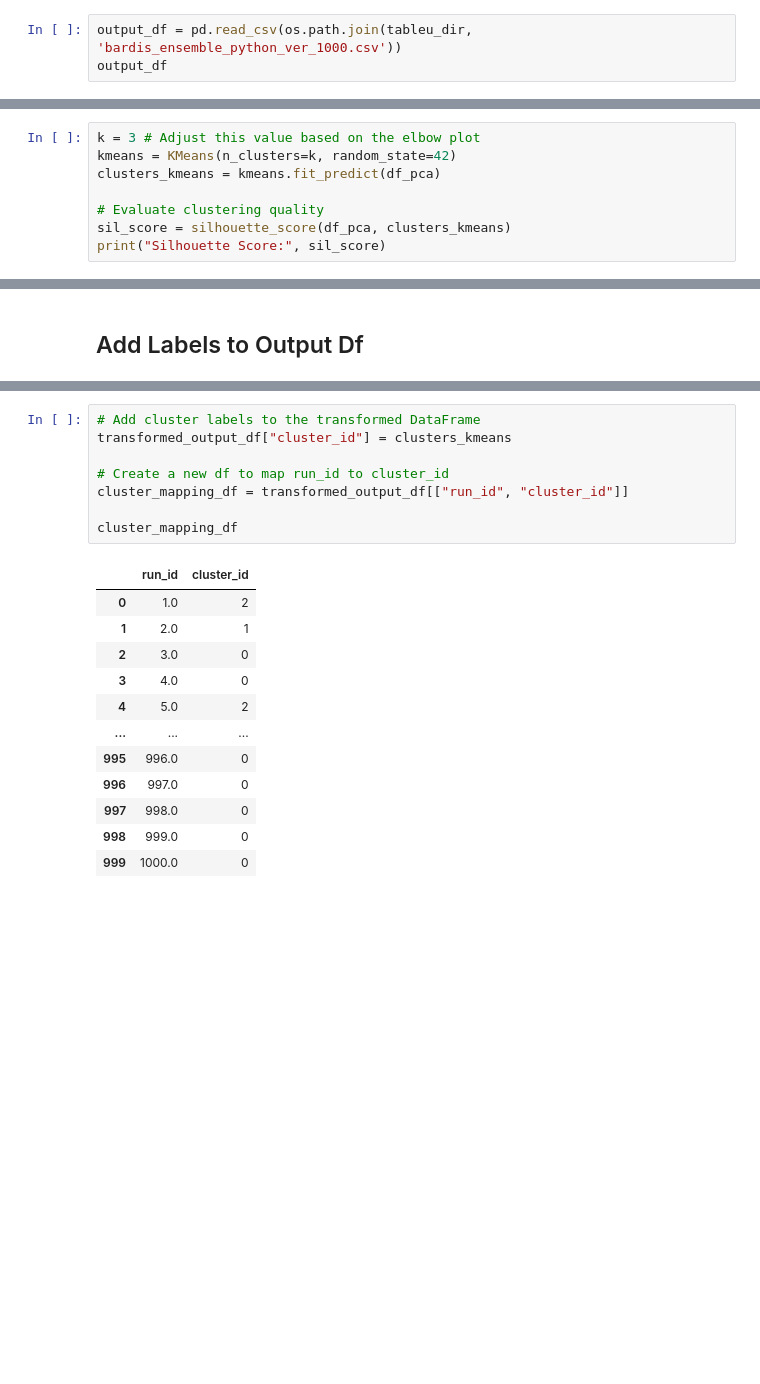
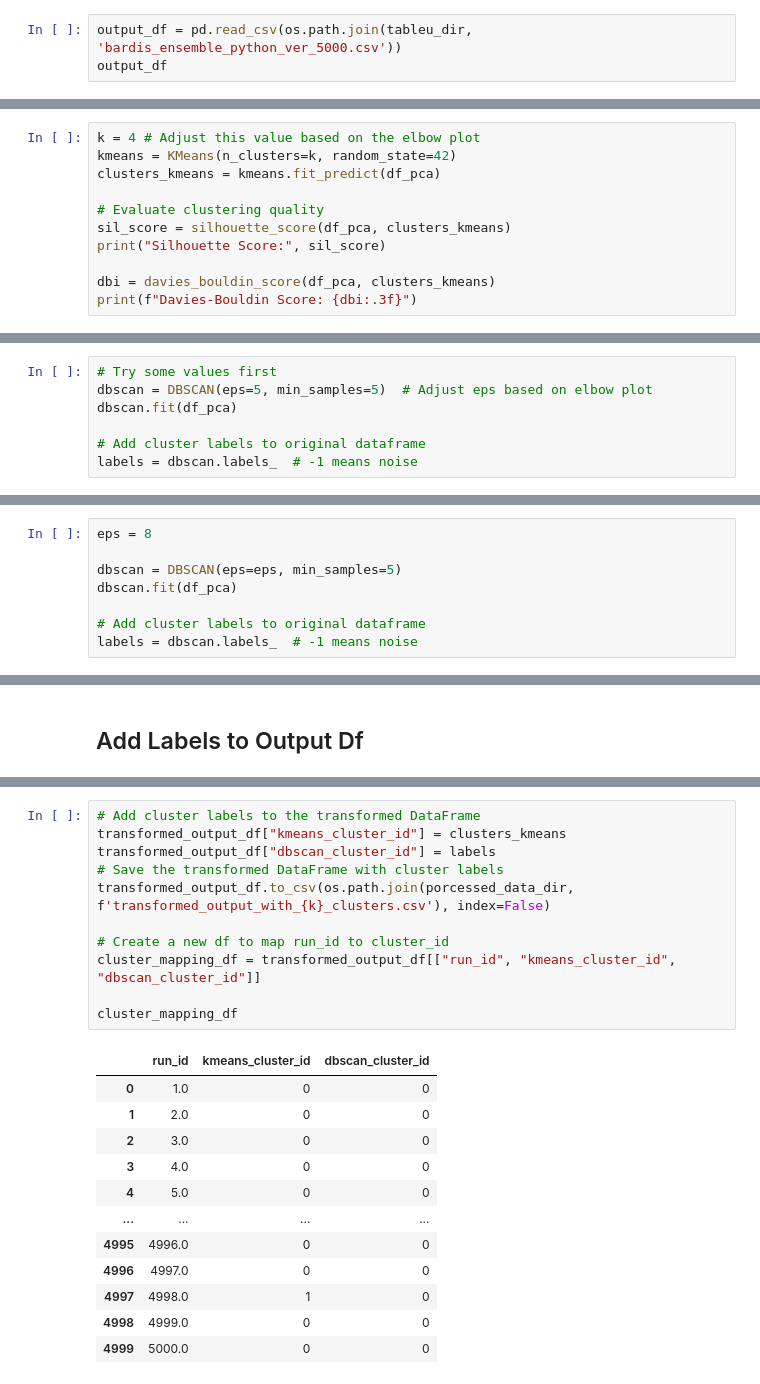
Before and after one commit to emolinaperez/looking_back_to_look_forward, a Jupyter notebook: results_analysis/time_series_clust.ipynb, the cells around one changed output, grey strips where cells are left out. Cells and saved outputs as stored; diff of their text form; blank space fills up the shorter version.

```diff
--- a/results_analysis/time_series_clust.ipynb
+++ b/results_analysis/time_series_clust.ipynb
@@ -26,7 +29,7 @@ root_dir = os.path.abspath(os.path.join(script_dir, os.pardir))
 tableu_dir = os.path.join(root_dir, 'tableau')
 porcessed_data_dir = os.path.join(script_dir, 'processed_data')
 # %%
-output_df = pd.read_csv(os.path.join(tableu_dir, 'bardis_ensemble_python_ver_1000.csv'))
+output_df = pd.read_csv(os.path.join(tableu_dir, 'bardis_ensemble_python_ver_5000.csv'))
 output_df
 # %% [output]
 |  | Resources | Economy | Bureaucracy | Pollution | time | run_id |
@@ -270,9 +373,12 @@ plt.show()
 # %%
-k = 3 # Adjust this value based on the elbow plot
+k = 4 # Adjust this value based on the elbow plot
 kmeans = KMeans(n_clusters=k, random_state=42)
 clusters_kmeans = kmeans.fit_predict(df_pca)
 
 # Evaluate clustering quality
 sil_score = silhouette_score(df_pca, clusters_kmeans)
 print("Silhouette Score:", sil_score)
+
+dbi = davies_bouldin_score(df_pca, clusters_kmeans)
+print(f"Davies-Bouldin Score: {dbi:.3f}")
 # %% [output]
@@ -466,0 +417,7 @@ if df_pca.shape[1] >= 2:
+# %%
+# Try some values first
+dbscan = DBSCAN(eps=5, min_samples=5)  # Adjust eps based on elbow plot
+dbscan.fit(df_pca)
+
+# Add cluster labels to original dataframe
+labels = dbscan.labels_  # -1 means noise
@@ -466,0 +495,8 @@ if df_pca.shape[1] >= 2:
+# %%
+eps = 8
+
+dbscan = DBSCAN(eps=eps, min_samples=5)
+dbscan.fit(df_pca)
+
+# Add cluster labels to original dataframe
+labels = dbscan.labels_  # -1 means noise
@@ -479,21 +520,24 @@ transformed_output_df.head()
 # %%
 # Add cluster labels to the transformed DataFrame
-transformed_output_df["cluster_id"] = clusters_kmeans
+transformed_output_df["kmeans_cluster_id"] = clusters_kmeans
+transformed_output_df["dbscan_cluster_id"] = labels
+# Save the transformed DataFrame with cluster labels
+transformed_output_df.to_csv(os.path.join(porcessed_data_dir, f'transformed_output_with_{k}_clusters.csv'), index=False)
 
 # Create a new df to map run_id to cluster_id
-cluster_mapping_df = transformed_output_df[["run_id", "cluster_id"]]
+cluster_mapping_df = transformed_output_df[["run_id", "kmeans_cluster_id", "dbscan_cluster_id"]]
 
 cluster_mapping_df
 # %% [output]
-|  | run_id | cluster_id |
-| 0 | 1.0 | 2 |
-| 1 | 2.0 | 1 |
-| 2 | 3.0 | 0 |
-| 3 | 4.0 | 0 |
-| 4 | 5.0 | 2 |
-| ... | ... | ... |
-| 995 | 996.0 | 0 |
-| 996 | 997.0 | 0 |
-| 997 | 998.0 | 0 |
-| 998 | 999.0 | 0 |
-| 999 | 1000.0 | 0 |
+|  | run_id | kmeans_cluster_id | dbscan_cluster_id |
+| 0 | 1.0 | 0 | 0 |
+| 1 | 2.0 | 0 | 0 |
+| 2 | 3.0 | 0 | 0 |
+| 3 | 4.0 | 0 | 0 |
+| 4 | 5.0 | 0 | 0 |
+| ... | ... | ... | ... |
+| 4995 | 4996.0 | 0 | 0 |
+| 4996 | 4997.0 | 0 | 0 |
+| 4997 | 4998.0 | 1 | 0 |
+| 4998 | 4999.0 | 0 | 0 |
+| 4999 | 5000.0 | 0 | 0 |
```
Also changed, not shown: parts of 51 cells of this notebook.
